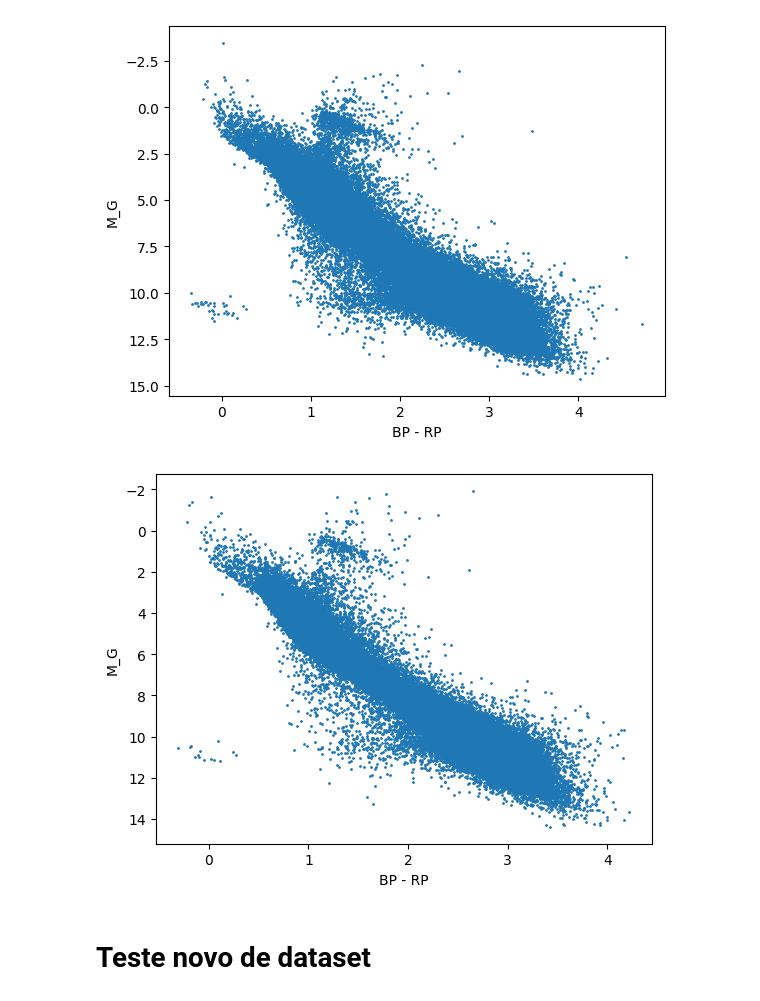
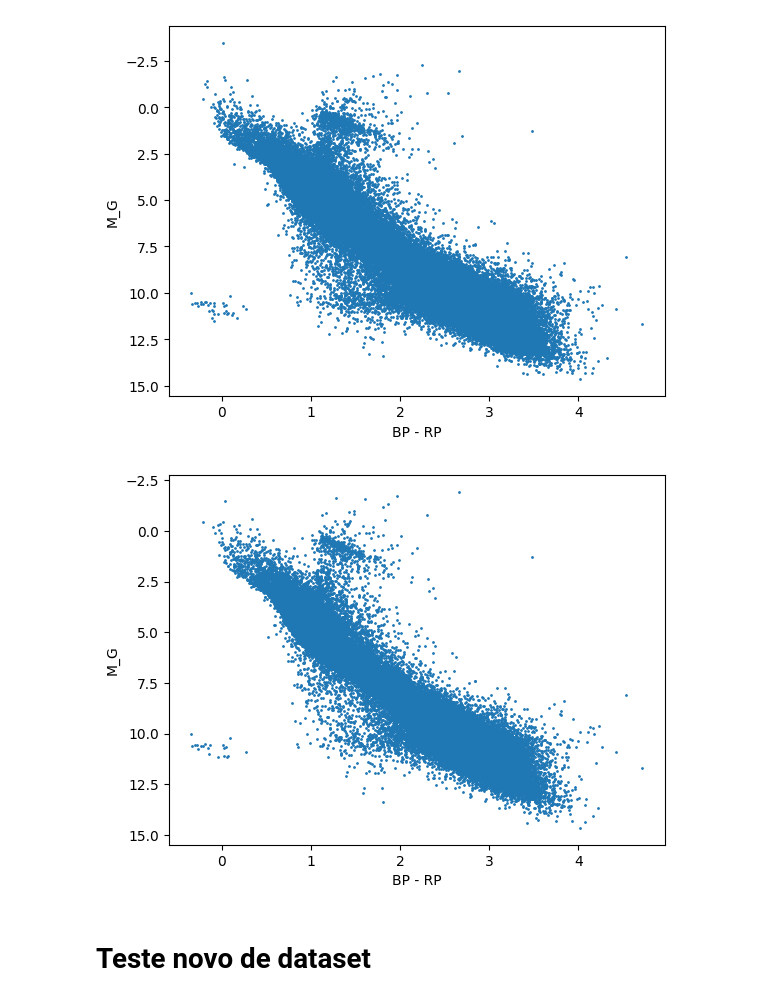
Before and after one commit to marceloavlopes/Diagrama-HR-e-Clustering, a Jupyter notebook: Diagrama_HR_clustering.ipynb, the cells around one changed output. Cells and saved outputs as stored; diff of their text form; code cells hidden in the pictures.

```diff
--- a/Diagrama_HR_clustering.ipynb
+++ b/Diagrama_HR_clustering.ipynb
@@ -438,16 +84,14 @@ diagrama_HR(df_servidor_plx2, ["bp_rp", "abs_mag"], ["BP - RP", "M_G"], inv_y=Tr
 # %% [output]
 [figure]
 # %%
-'''
 try:
     df_novo = pd.read_csv('dados_estrelas_sample.csv')
 except:
-'''
-df_novo = df_servidor_plx2.sample(120000)
-df_novo.to_csv('dados_estrelas_sample2.csv')
+    df_novo = df_servidor_plx2.sample(150000)
+    df_novo.to_csv('dados_estrelas_sample2.csv')
 diagrama_HR(df_novo, ["bp_rp", "abs_mag"], ["BP - RP", "M_G"], inv_y=True)
 # %% [output]
-[figure, old version]
+[figure, new version]
 # %% [markdown]
 # Teste novo de dataset
 # %% [markdown]
```
Also changed, not shown: parts of 42 cells of this notebook, 1 other file.
